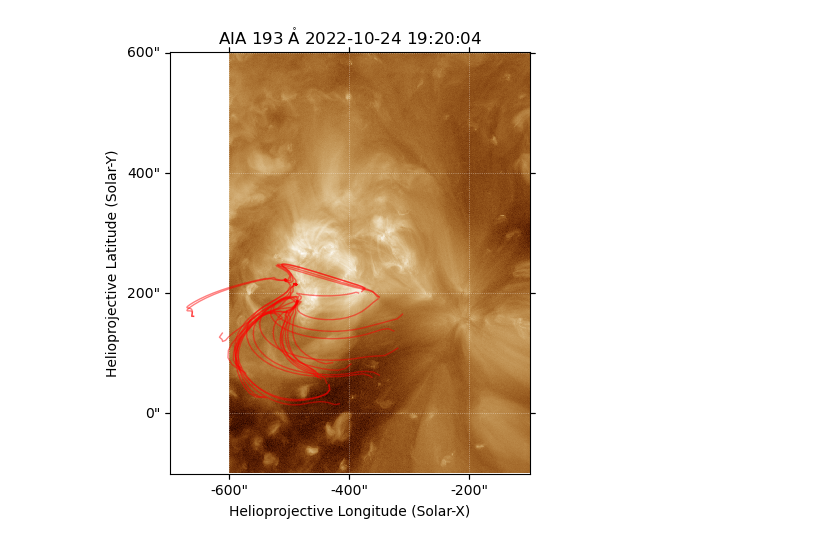
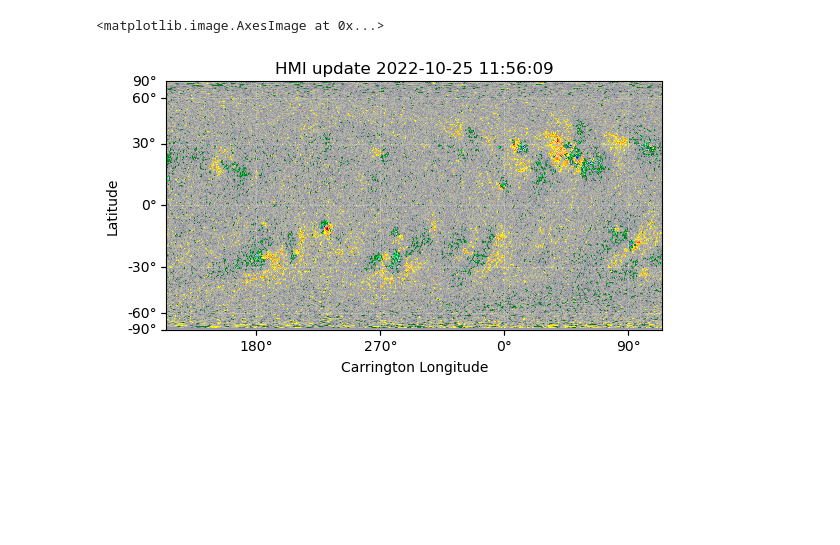
Before and after one commit to yjzhu-solar/EIS_DKIST_SolO, a Jupyter notebook: ipynb/aia/aia_eui_pfss_1025.ipynb, the cells around one changed output. Cells and saved outputs as stored; diff of their text form; code cells hidden in the pictures; blank space fills up the shorter version.

```diff
--- a/ipynb/aia/aia_eui_pfss_1025.ipynb
+++ b/ipynb/aia/aia_eui_pfss_1025.ipynb
@@ -64,27 +68,0 @@ ax.axis(bounds)
-# %%
-# from mag2pfsspy https://github.com/STBadman/magnetograms2pfsspy/blob/master/mag2pfsspy.py#L12
-# written by Samuel Badman
-# pfsspy is archived at this moment, but I still use it when the succeeding sunkit-magex is under development
-def extract_br(m):
-	br = m.data
-	br = br - np.nanmean(br)
-	# GONG maps have their LH edge at -180deg, so roll to get it at 0deg
-	br = np.roll(br, np.int((m.meta['CRVAL1'] + 180)/np.abs(m.meta['cdelt1'])), axis=1)
-	br = np.nan_to_num(br)
-	return br*1e5 # Gauss to nT
-
-def hmi2pfsspy(filepath,rss=2.5,nr=60,ret_magnetogram=False,resample=None) :
-	hmi_fits = fits.open(filepath)[0]
-	hmi_fits.header['CUNIT2'] = 'degree'
-	for card in ['HGLN_OBS','CRDER1','CRDER2','CSYSER1','CSYSER2'] :
-		hmi_fits.header[card] = 0
-
-	hmi_map = sunpy.map.Map(hmi_fits.data,hmi_fits.header)
-	if resample is not None:
-		hmi_map = hmi_map.resample(resample)
-	hmi_map.meta['CRVAL1'] = 120 + sun.L0(time=hmi_map.meta['T_OBS']).value
-	br_hmi = extract_br(hmi_map)
-	if ret_magnetogram : return br_hmi
-	peri_input = pfsspy.Input(br_hmi, nr, rss,)
-	peri_output = pfsspy.pfss(peri_input)
-	return peri_output
@@ -210,5 +68,0 @@ ax.plot_coord(seed_0,marker='x',color='red',markersize=10)
-# %%
-nrho = 70
-rss = 2.5
-pfss_input = pfsspy.Input(hmi_syn_cea_map, nrho, rss)
-pfss_output = pfsspy.pfss(pfss_input)
@@ -233,12 +68,0 @@ with propagate_with_solar_surface():
-# %%
-fig = plt.figure(figsize=(5,5),constrained_layout=True)
-
-ax = fig.add_subplot(111,projection=aia_193_map_crop)
-aia_193_map_crop.plot(axes=ax)
-
-with propagate_with_solar_surface():
-    for fline in flines_0:
-        if get_loop_length(fline) > 100 * u.Mm:
-            ax.plot_coord(fline.coords, color='red', linewidth=1,alpha=0.5)
-# %% [output]
-[figure, removed]
@@ -244,0 +112,8 @@ with propagate_with_solar_surface():
+# %%
+hmi_daily_synoptic_map = hmi2pfsspy("../../src/HMI/CR2263/hmi.Mrdailysynframe_720s.20221025_120000_TAI.data.fits",
+                            resample=[1440,720]*u.pix,ret_magnetogram=True, map_type='daily')
+# %%
+hmi_daily_synoptic_map.plot()
+# %% [output]
+<matplotlib.image.AxesImage at 0x...>
+[figure, added]
```
Also changed, not shown: parts of 34 cells of this notebook, 11 other files.
